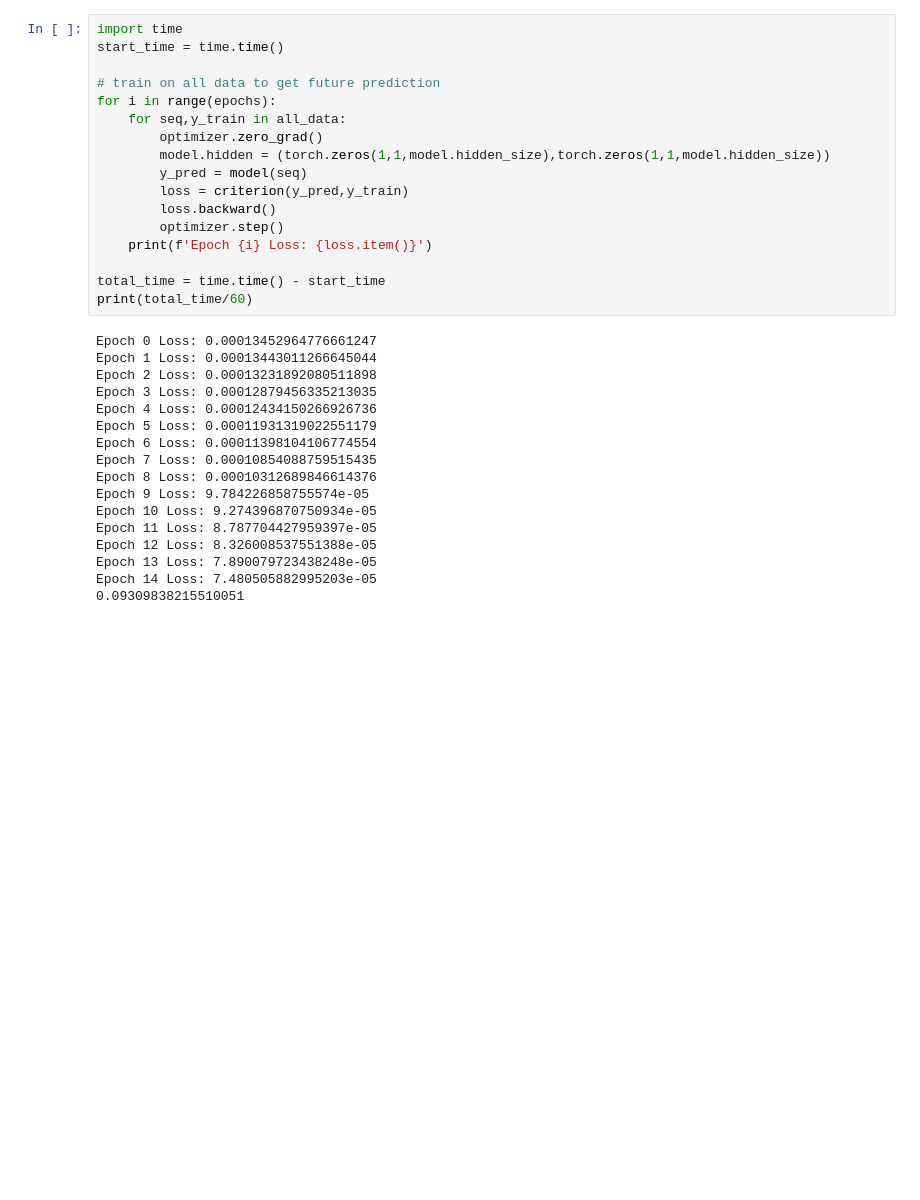
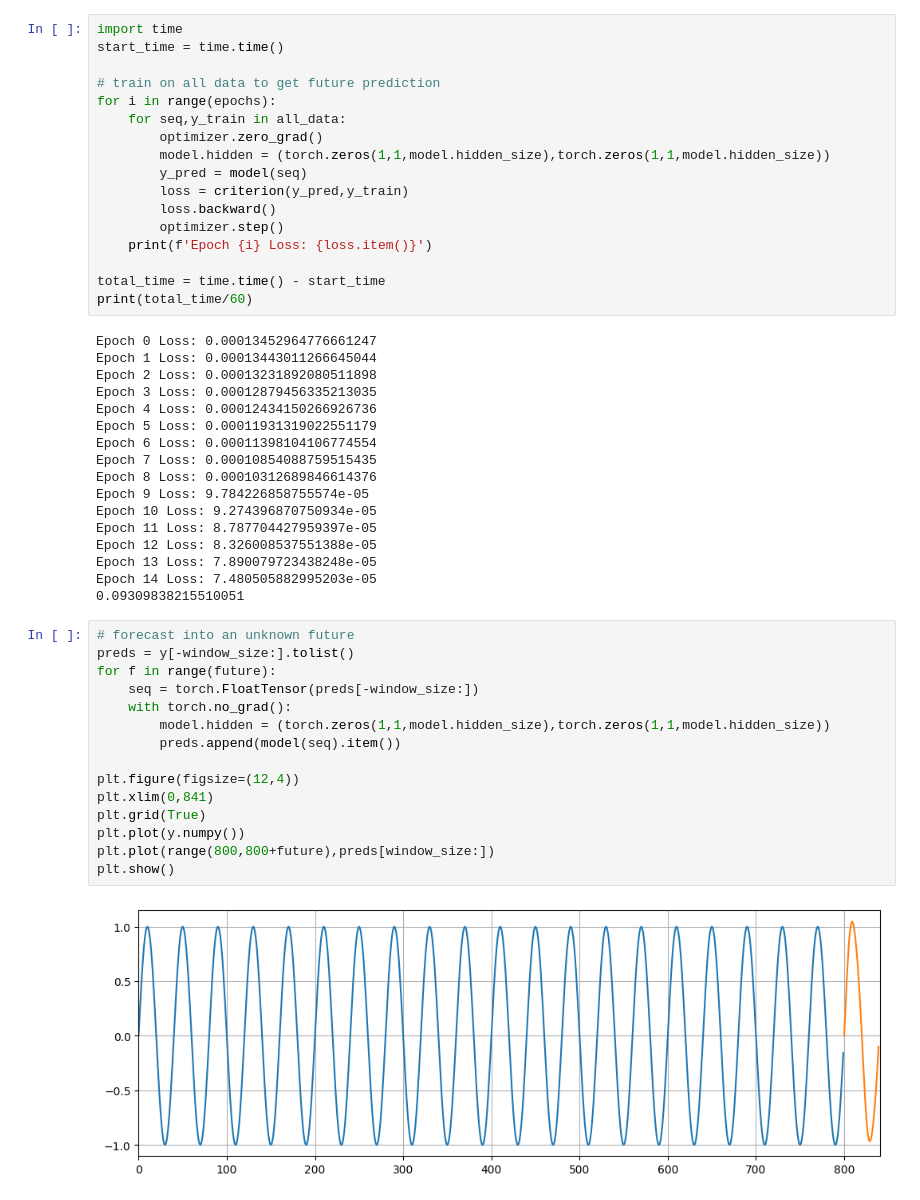
Before and after one commit to jonhealy1/ai-engineering, a Jupyter notebook: pytorch-for-deep-learning/81-rnn_create_batches.ipynb, the cells around one changed output. Cells and saved outputs as stored; diff of their text form; blank space fills up the shorter version.

Commit message:
plot future forecast

```diff
--- a/pytorch-for-deep-learning/81-rnn_create_batches.ipynb
+++ b/pytorch-for-deep-learning/81-rnn_create_batches.ipynb
@@ -169,3 +169,20 @@ Epoch 12 Loss: 8.326008537551388e-05
 Epoch 13 Loss: 7.890079723438248e-05
 Epoch 14 Loss: 7.480505882995203e-05
 0.09309838215510051
+# %%
+# forecast into an unknown future
+preds = y[-window_size:].tolist()
+for f in range(future):
+    seq = torch.FloatTensor(preds[-window_size:])
+    with torch.no_grad():
+        model.hidden = (torch.zeros(1,1,model.hidden_size),torch.zeros(1,1,model.hidden_size))
+        preds.append(model(seq).item())
+
+plt.figure(figsize=(12,4))
+plt.xlim(0,841)
+plt.grid(True)
+plt.plot(y.numpy())
+plt.plot(range(800,800+future),preds[window_size:])
+plt.show()
+# %% [output]
+[figure, added]
```
